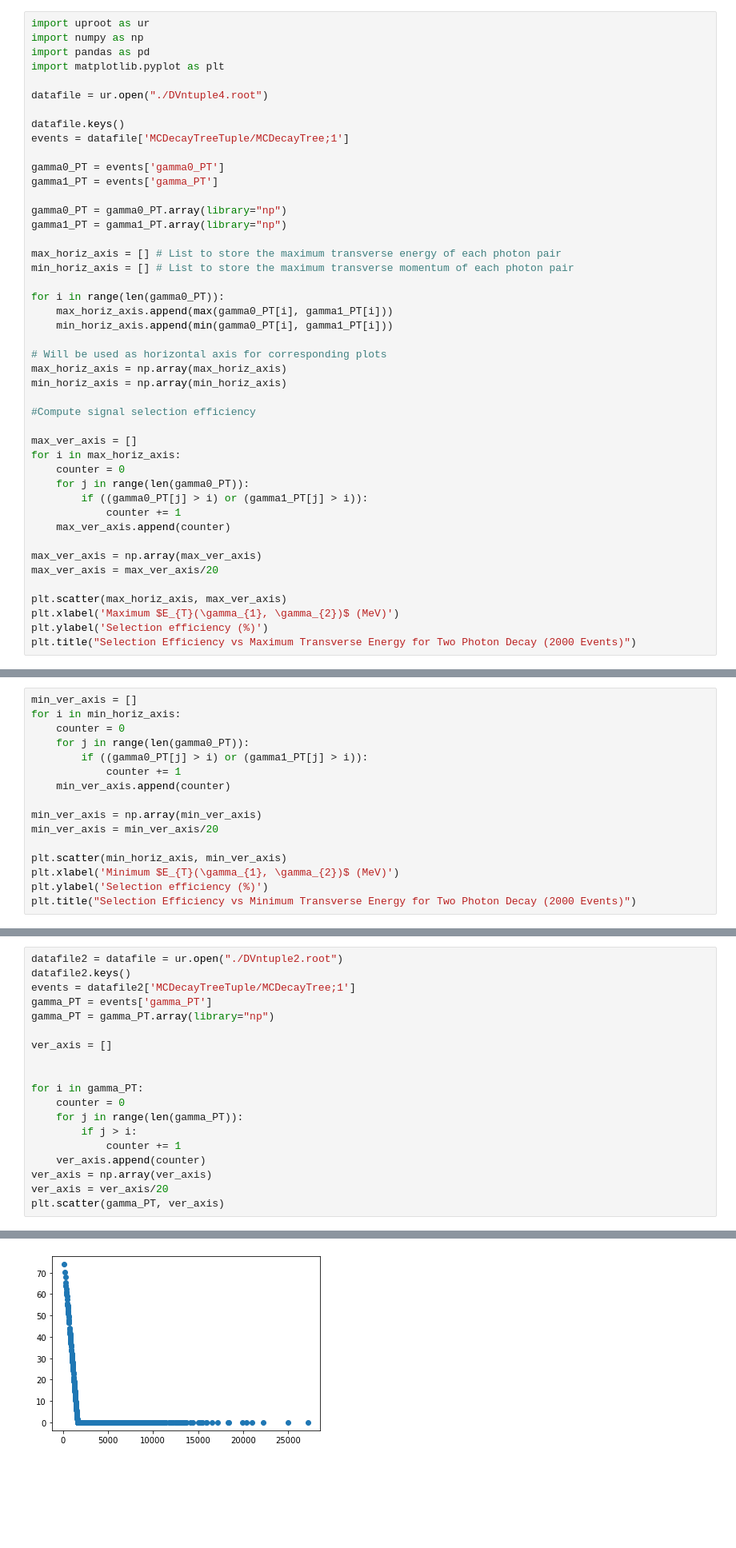
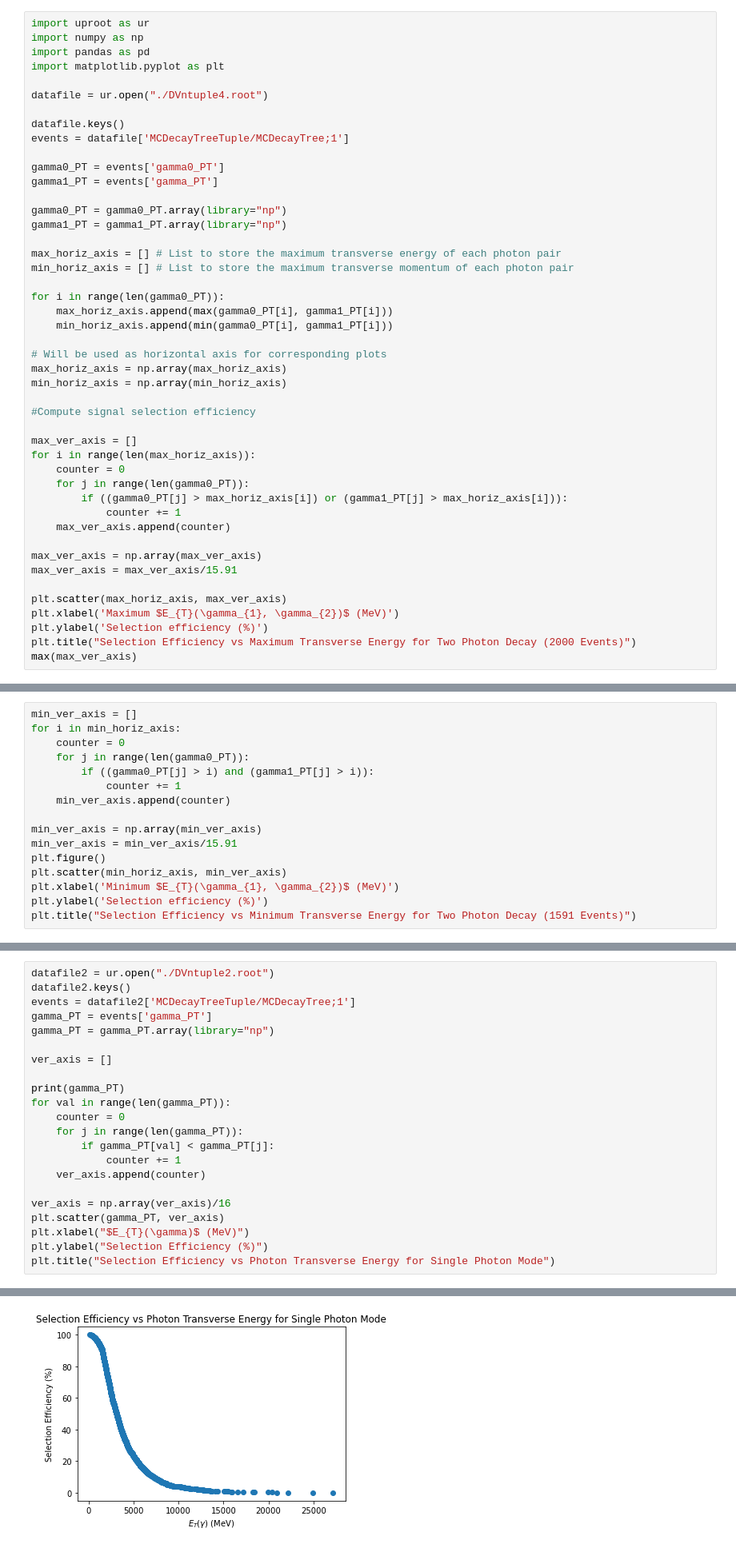
Before and after one commit to spemmaraju5/MSc-Physics-Monash-University, a Jupyter notebook: Research_Project/LHCb Starterkit/B_to_Kst_eta_eta_gamma_gamma/Signal Selection Efficiency Plots.ipynb, the cells around one changed output, grey strips where cells are left out. Shown: that part at 80% size. Saved outputs shown, nothing was run; the diff lists cells and outputs as text; blank space fills up the shorter version.

Commit message:
Added new simulation files and plots

```diff
--- a/Research_Project/LHCb Starterkit/B_to_Kst_eta_eta_gamma_gamma/Signal Selection Efficiency Plots.ipynb
+++ b/Research_Project/LHCb Starterkit/B_to_Kst_eta_eta_gamma_gamma/Signal Selection Efficiency Plots.ipynb
@@ -31,18 +31,19 @@ min_horiz_axis = np.array(min_horiz_axis)
 #Compute signal selection efficiency
 
 max_ver_axis = []
-for i in max_horiz_axis:
+for i in range(len(max_horiz_axis)):
     counter = 0
     for j in range(len(gamma0_PT)):
-        if ((gamma0_PT[j] > i) or (gamma1_PT[j] > i)):
+        if ((gamma0_PT[j] > max_horiz_axis[i]) or (gamma1_PT[j] > max_horiz_axis[i])):
             counter += 1
     max_ver_axis.append(counter)
 
 max_ver_axis = np.array(max_ver_axis)
-max_ver_axis = max_ver_axis/20
+max_ver_axis = max_ver_axis/15.91
 
 plt.scatter(max_horiz_axis, max_ver_axis)
 plt.xlabel('Maximum $E_{T}(\gamma_{1}, \gamma_{2})$ (MeV)')
 plt.ylabel('Selection efficiency (%)')
 plt.title("Selection Efficiency vs Maximum Transverse Energy for Two Photon Decay (2000 Events)")
+max(max_ver_axis)
 # %% [output]
@@ -53,15 +54,15 @@ min_ver_axis = []
 for i in min_horiz_axis:
     counter = 0
     for j in range(len(gamma0_PT)):
-        if ((gamma0_PT[j] > i) or (gamma1_PT[j] > i)):
+        if ((gamma0_PT[j] > i) and (gamma1_PT[j] > i)):
             counter += 1
     min_ver_axis.append(counter)
 
 min_ver_axis = np.array(min_ver_axis)
-min_ver_axis = min_ver_axis/20
-
+min_ver_axis = min_ver_axis/15.91
+plt.figure()
 plt.scatter(min_horiz_axis, min_ver_axis)
 plt.xlabel('Minimum $E_{T}(\gamma_{1}, \gamma_{2})$ (MeV)')
 plt.ylabel('Selection efficiency (%)')
-plt.title("Selection Efficiency vs Minimum Transverse Energy for Two Photon Decay (2000 Events)")
+plt.title("Selection Efficiency vs Minimum Transverse Energy for Two Photon Decay (1591 Events)")
 # %% [output]
@@ -70,7 +71,7 @@ Text(0.5, 1.0, 'Selection Efficiency vs Minimum Transverse Energy for Two Photon
 # %% [markdown]
 $$B\rightarrow K^{*}\gamma$$
 # %%
-datafile2 = datafile = ur.open("./DVntuple2.root")
+datafile2 = ur.open("./DVntuple2.root")
 datafile2.keys()
 events = datafile2['MCDecayTreeTuple/MCDecayTree;1']
 gamma_PT = events['gamma_PT']
@@ -78,14 +79,17 @@ gamma_PT = gamma_PT.array(library="np")
 
 ver_axis = []
 
-
-for i in gamma_PT:
+print(gamma_PT)
+for val in range(len(gamma_PT)):
     counter = 0
     for j in range(len(gamma_PT)):
-        if j > i:
+        if gamma_PT[val] < gamma_PT[j]:
             counter += 1
     ver_axis.append(counter)
-ver_axis = np.array(ver_axis)
-ver_axis = ver_axis/20
+
+ver_axis = np.array(ver_axis)/16
 plt.scatter(gamma_PT, ver_axis)
+plt.xlabel("$E_{T}(\gamma)$ (MeV)")
+plt.ylabel("Selection Efficiency (%)")
+plt.title("Selection Efficiency vs Photon Transverse Energy for Single Photon Mode")
 # %% [output]
@@ -93,4 +99,4 @@ plt.scatter(gamma_PT, ver_axis)
-[figure, old version]
+[figure, new version]
 # %%
 plt.figure()
 plt.scatter(min_horiz_axis, min_ver_axis)
```
Also changed, not shown: parts of 9 cells of this notebook, 9 other files.
